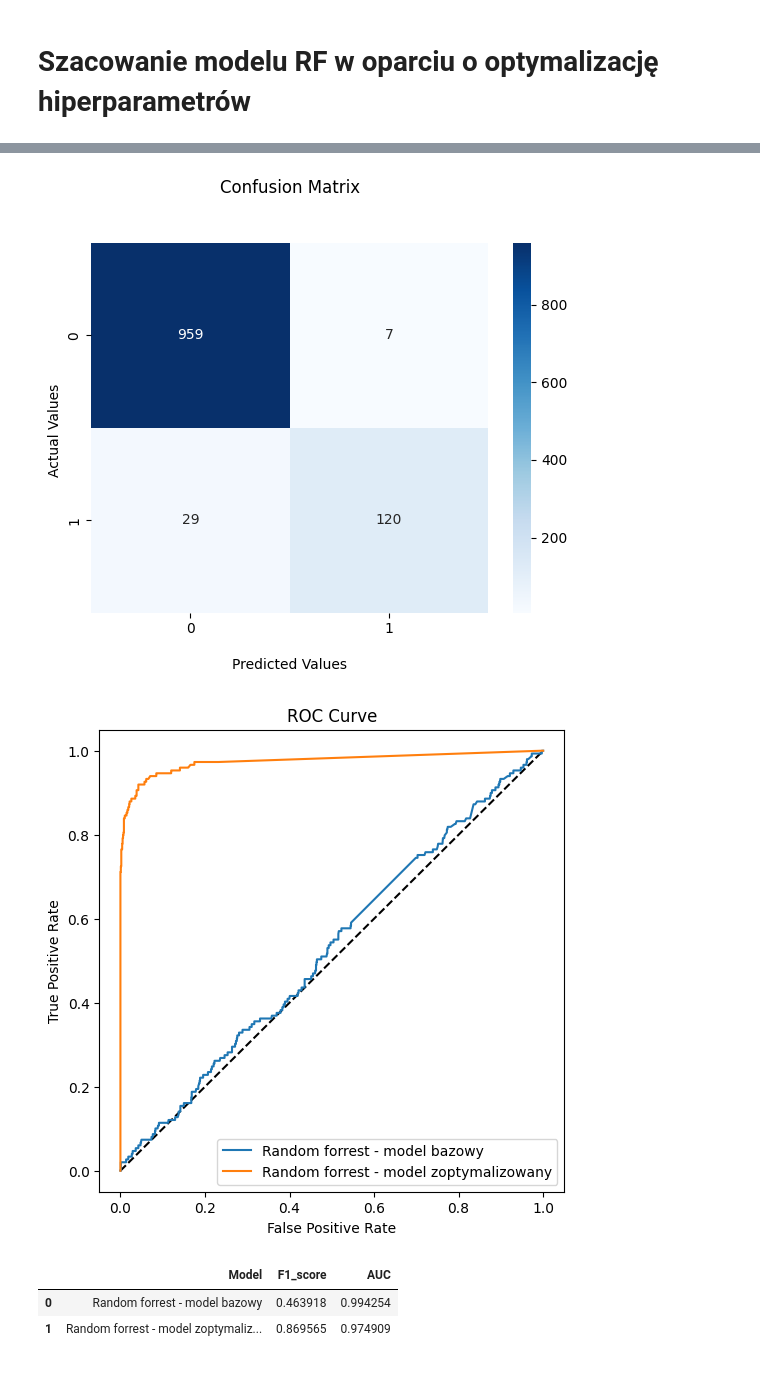
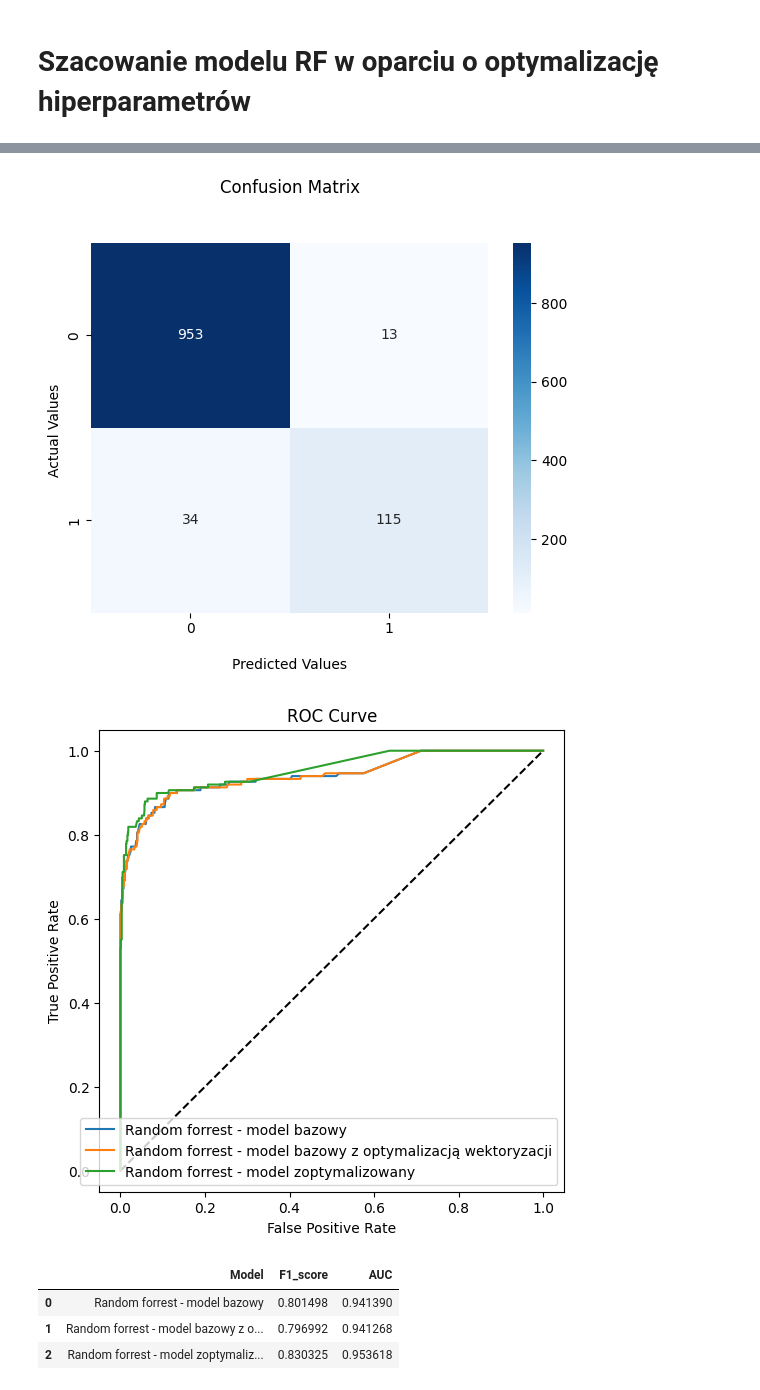
Before and after one commit to lukpytlewski/NLP, a Jupyter notebook: NLP.ipynb, the cells around one changed output, grey strips where cells are left out. Saved outputs shown, nothing was run; the diff lists cells and outputs as text; code cells hidden in the pictures.

```diff
--- a/NLP.ipynb
+++ b/NLP.ipynb
@@ -502,0 +505,3 @@ X_fin
+# %%
+X_test_new = pd.DataFrame(wektoryzacja.transform(X_test).toarray(), columns=feature_names)
+X_test_new
@@ -502,0 +522,3 @@ X_fin
+# %%
+X_test_fin = X_test_new[features_list]
+X_test_fin
@@ -503,4 +539,2 @@ X_fin
 # %% [markdown]
 # Szacowanie modelu RF w oparciu o optymalizację hiperparametrów
-# %%
-X_train, X_test, y_train, y_test = train_test_split(X_fin, y, test_size=0.2, shuffle=True, stratify=y)
@@ -528,9 +541,9 @@ model_forest1.get_params()
 # %%
 from sklearn.model_selection import GridSearchCV
 
-params_rf = {'max_depth': [10, 20, 30],
-             'min_samples_leaf': [2, 3, 5],
-             'n_estimators': [100, 500, 1000]
+params_rf = {'max_depth': [20, 30, 50],
+             'min_samples_leaf': [1, 2, 3],
+             'n_estimators': [500, 1000]
             }
 
 rf_gridsearch = GridSearchCV(RandomForestClassifier(),
@@ -539,7 +552,7 @@ rf_gridsearch = GridSearchCV(RandomForestClassifier(),
                              cv=5,
                              verbose=10, n_jobs=-1)
 
-rf_gridsearch.fit(X_train, y_train)
+rf_gridsearch.fit(X_train_fin, y_train)
 
 print('\nBest hyperparameter:', rf_gridsearch.best_params_)
 
@@ -551,5 +564,5 @@ Best hyperparameter: {'max_depth': 30, 'min_samples_leaf': 2, 'n_estimators': 10
 # %%
-calculate_metrics(rf2_model_best, 'Random forrest - model zoptymalizowany', X_test, y_test)
+calculate_metrics(rf2_model_best, 'Random forrest - model zoptymalizowany', X_test_fin, y_test)
 # %% [output]
               precision    recall  f1-score   support
 
@@ -562,5 +575,6 @@ weighted avg       0.97      0.97      0.97      1115
-[figure, old version]
+[figure, new version]
-[figure, old version]
+[figure, new version]
 |  | Model | F1_score | AUC |
-| 0 | Random forrest - model bazowy | 0.463918 | 0.994254 |
-| 1 | Random forrest - model zoptymaliz... | 0.869565 | 0.974909 |
+| 0 | Random forrest - model bazowy | 0.801498 | 0.941390 |
+| 1 | Random forrest - model bazowy z o... | 0.796992 | 0.941268 |
+| 2 | Random forrest - model zoptymaliz... | 0.830325 | 0.953618 |
```
Also changed, not shown: parts of 39 cells of this notebook.
